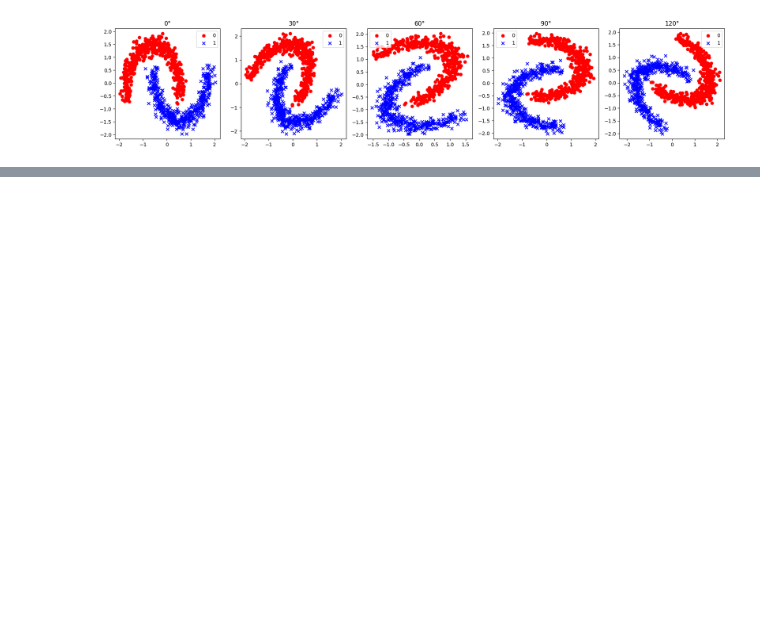
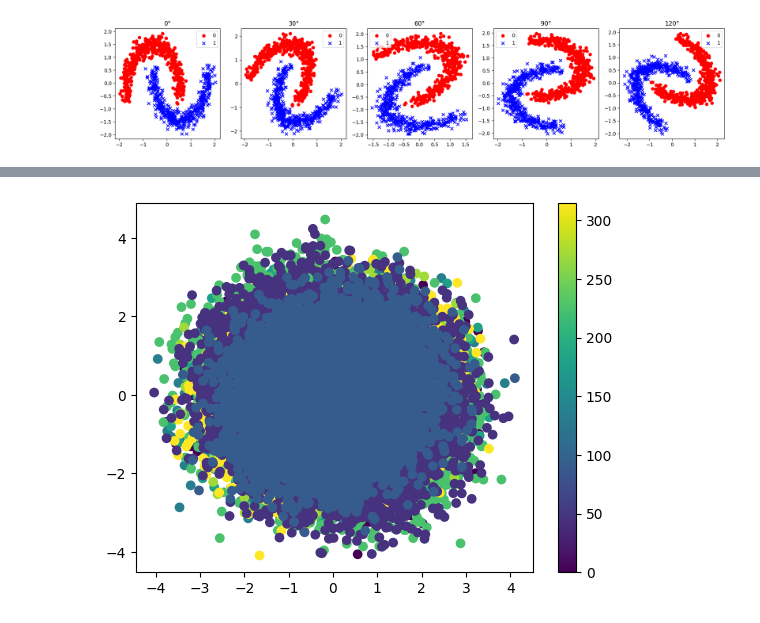
Before and after one commit to IDavron/exploring-neural-networks-weight-space, a Jupyter notebook: notebooks/dataset.ipynb, the cells around one changed output, grey strips where cells are left out. Cells and saved outputs as stored; diff of their text form; code cells hidden in the pictures; blank space fills up the shorter version.

```diff
--- a/notebooks/dataset.ipynb
+++ b/notebooks/dataset.ipynb
@@ -103,0 +307,14 @@ True
+# %%
+import matplotlib.pyplot as plt
+from sklearn.decomposition import PCA
+import pandas as pd
+
+df = pd.read_csv("../data/eight_angles.csv")
+weights = df[["weight_0", "weight_1", "weight_2", "weight_3", "weight_4", "weight_5", "weight_6", "weight_7", "weight_8", "weight_9", "weight_10", "weight_11", "weight_12", "weight_13", "weight_14", "weight_15", "weight_16", "weight_17", "weight_18", "weight_19", "weight_20", "weight_21", "weight_22", "weight_23", "weight_24", "weight_25", "weight_26", "weight_27", "weight_28", "weight_29", "weight_140", "weight_141", "weight_142", "weight_143", "weight_144", "weight_145", "weight_146", "weight_147", "weight_148", "weight_149", "weight_150"]]
+pca = PCA(n_components=2)
+X_pca = pca.fit_transform(weights)
+plt.scatter(X_pca[:,0], X_pca[:,1], c=df['angle'])
+plt.colorbar()
+plt.show()
+# %% [output]
+[figure, added]
```
Also changed, not shown: parts of 23 cells of this notebook, 34 other files.
